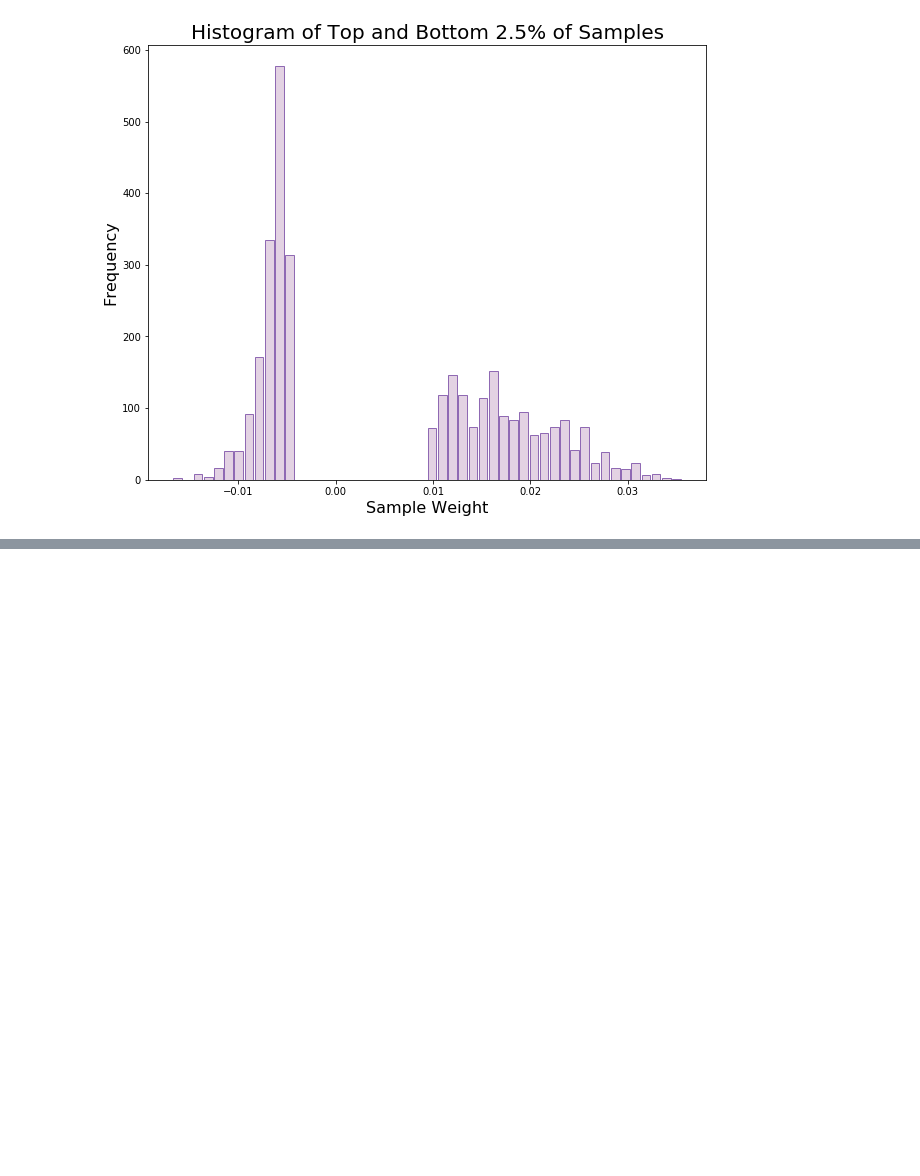
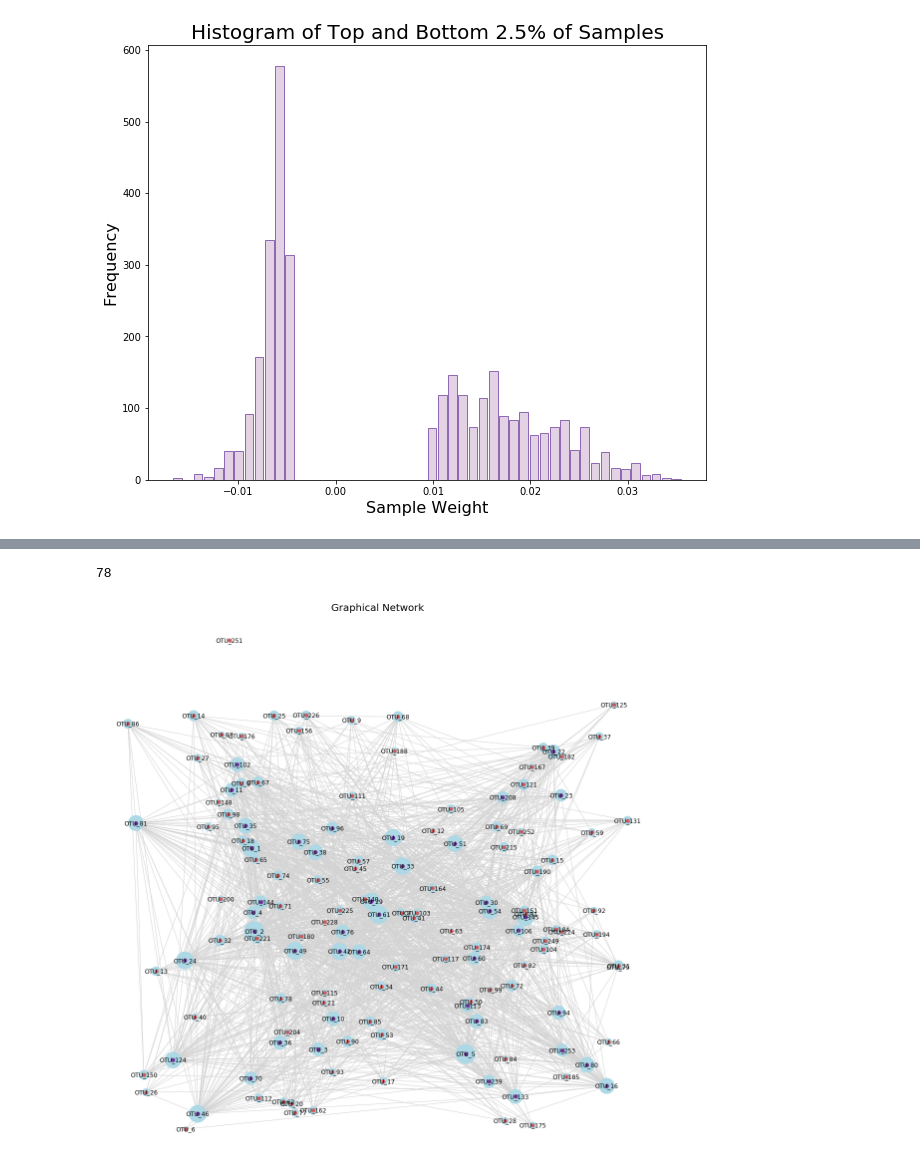
Before and after one commit to kaykrish/comab, a Jupyter notebook: par_cor_oad_t.ipynb, the cells around one changed output, grey strips where cells are left out. Cells and saved outputs as stored; diff of their text form; code cells hidden in the pictures; blank space fills up the shorter version.

```diff
--- a/par_cor_oad_t.ipynb
+++ b/par_cor_oad_t.ipynb
@@ -319,0 +286,8 @@ array = total_5['Weights'].values
+# %%
+# Dictionary of target values to target values to compare
+target_dict = dict(zip(target, target))
+
+# number of connections specified value has coming out of it
+g.degree('OTU_2')
+# %% [output]
+78
@@ -320,3 +340,49 @@ array = total_5['Weights'].values
+# %%
+# Create the graph and plot
+plt.figure(figsize=(20, 20))
+g = nx.from_pandas_edgelist(total_5, source='A', target='B', edge_attr=['Weights'])
+
+# Create a layout for our nodes
+layout = nx.spring_layout(g,iterations=1, scale=1)
+
+# Unique lists of A and B columns
+source = list(total_5.A.unique())
+target = list(total_5.B.unique())
+
+# Draw the parts
+# Edges
+nx.draw_networkx_edges(g, layout, edge_color='lightgray')
+
+# Target details
+target = [node for node in g.nodes() if node in target]
+size = [g.degree(node) * 20 for node in g.nodes() if node in target]
+nx.draw_networkx_nodes(g, layout, nodelist=target, node_size=size, node_color='lightblue')
+
+# Source details
+source = [node for node in g.nodes() if node in source]
+nx.draw_networkx_nodes(g, layout, nodelist=source, node_size=50, node_color='indianred')
+
+# Popular source details
+pop_source = [node for node in g.nodes() if node in source and g.degree(node) > 25]
+nx.draw_networkx_nodes(g, layout, nodelist=pop_source, node_size=50, node_color='rebeccapurple')
+
+# All source labels
+# source_dict = dict(zip(source, source))
+# nx.draw_networkx_labels(g, layout, labels=source_dict, font_size=12, color='green')
+
+# All target labels
+target_dict = dict(zip(target, target))
+nx.draw_networkx_labels(g, layout, labels=target_dict, font_size=12, color='black')
+
+# Turn off axis
+plt.axis('off')
+
+plt.title("Graphical Network", fontsize=20)
+
+# Show graph
+plt.show()
+# %% [output]
+[figure, added]
 # %%
 #Distributions - standard normal distribution
 # negative binomial/boltzmann - have a fxnal form associated wiht them that we know - can use statistical test
```
Also changed, not shown: parts of 11 cells of this notebook.
